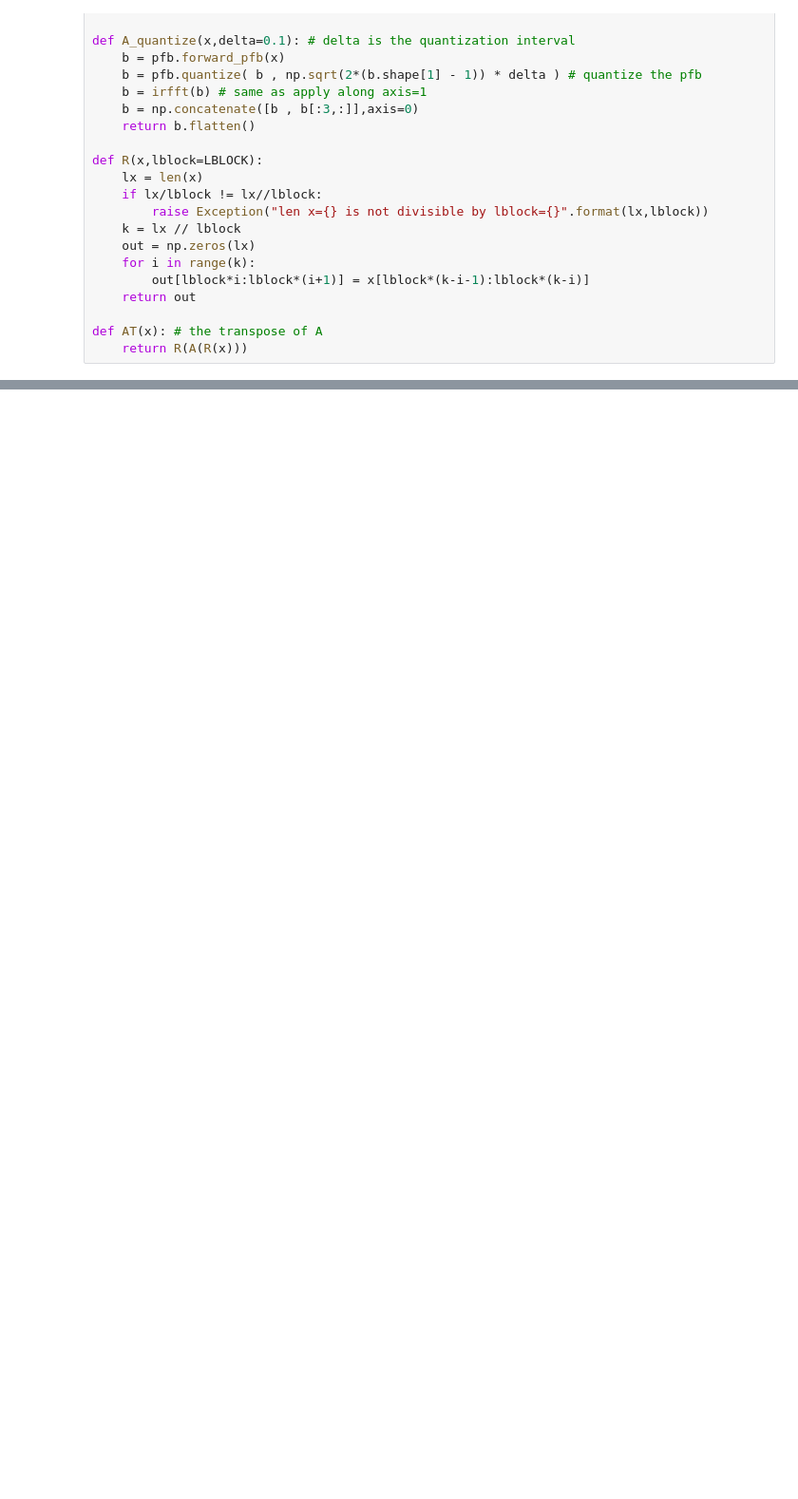
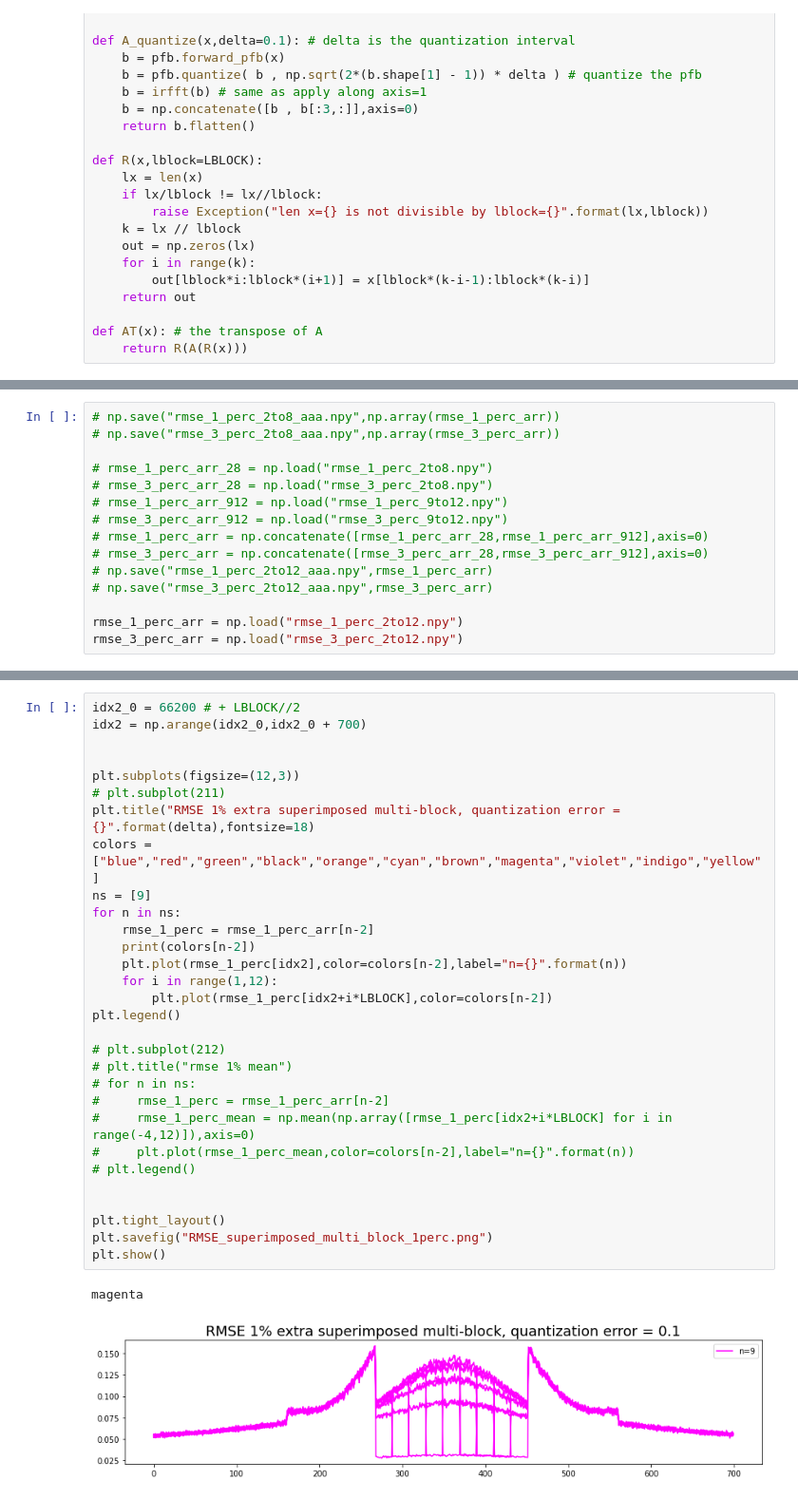
Before and after one commit to dcxSt/pfb-mod, a Jupyter notebook: little_scripts_testing/Conjugat_Gradient1.ipynb, the cells around one changed output, grey strips where cells are left out. Shown: that part at 95% size. Cells and saved outputs as stored; diff of their text form; blank space fills up the shorter version.

```diff
--- a/little_scripts_testing/Conjugat_Gradient1.ipynb
+++ b/little_scripts_testing/Conjugat_Gradient1.ipynb
@@ -188 +221,16 @@ def simulate_quantization_error(delta=0.05 , n_sims = 100):
+# %%
+# np.save("rmse_1_perc_2to8_aaa.npy",np.array(rmse_1_perc_arr))
+# np.save("rmse_3_perc_2to8_aaa.npy",np.array(rmse_3_perc_arr))
+
+# rmse_1_perc_arr_28 = np.load("rmse_1_perc_2to8.npy")
+# rmse_3_perc_arr_28 = np.load("rmse_3_perc_2to8.npy")
+# rmse_1_perc_arr_912 = np.load("rmse_1_perc_9to12.npy")
+# rmse_3_perc_arr_912 = np.load("rmse_3_perc_9to12.npy")
+# rmse_1_perc_arr = np.concatenate([rmse_1_perc_arr_28,rmse_1_perc_arr_912],axis=0)
+# rmse_3_perc_arr = np.concatenate([rmse_3_perc_arr_28,rmse_3_perc_arr_912],axis=0)
+# np.save("rmse_1_perc_2to12_aaa.npy",rmse_1_perc_arr)
+# np.save("rmse_3_perc_2to12_aaa.npy",rmse_3_perc_arr)
+
+rmse_1_perc_arr = np.load("rmse_1_perc_2to12.npy")
+rmse_3_perc_arr = np.load("rmse_3_perc_2to12.npy")
 # %%
@@ -272,0 +307,33 @@ plt.show()
+# %%
+idx2_0 = 66200 # + LBLOCK//2
+idx2 = np.arange(idx2_0,idx2_0 + 700)
+
+
+plt.subplots(figsize=(12,3))
+# plt.subplot(211)
+plt.title("RMSE 1% extra superimposed multi-block, quantization error = {}".format(delta),fontsize=18)
+colors = ["blue","red","green","black","orange","cyan","brown","magenta","violet","indigo","yellow"]
+ns = [9]
+for n in ns:
+    rmse_1_perc = rmse_1_perc_arr[n-2]
+    print(colors[n-2])
+    plt.plot(rmse_1_perc[idx2],color=colors[n-2],label="n={}".format(n))
+    for i in range(1,12):
+        plt.plot(rmse_1_perc[idx2+i*LBLOCK],color=colors[n-2])
+plt.legend()
+
+# plt.subplot(212)
+# plt.title("rmse 1% mean")
+# for n in ns:
+#     rmse_1_perc = rmse_1_perc_arr[n-2]
+#     rmse_1_perc_mean = np.mean(np.array([rmse_1_perc[idx2+i*LBLOCK] for i in range(-4,12)]),axis=0)
+#     plt.plot(rmse_1_perc_mean,color=colors[n-2],label="n={}".format(n))
+# plt.legend()
+
+
+plt.tight_layout()
+plt.savefig("RMSE_superimposed_multi_block_1perc.png")
+plt.show()
+# %% [output]
+magenta
+[figure, added]
```
Also changed, not shown: parts of 14 cells of this notebook.
